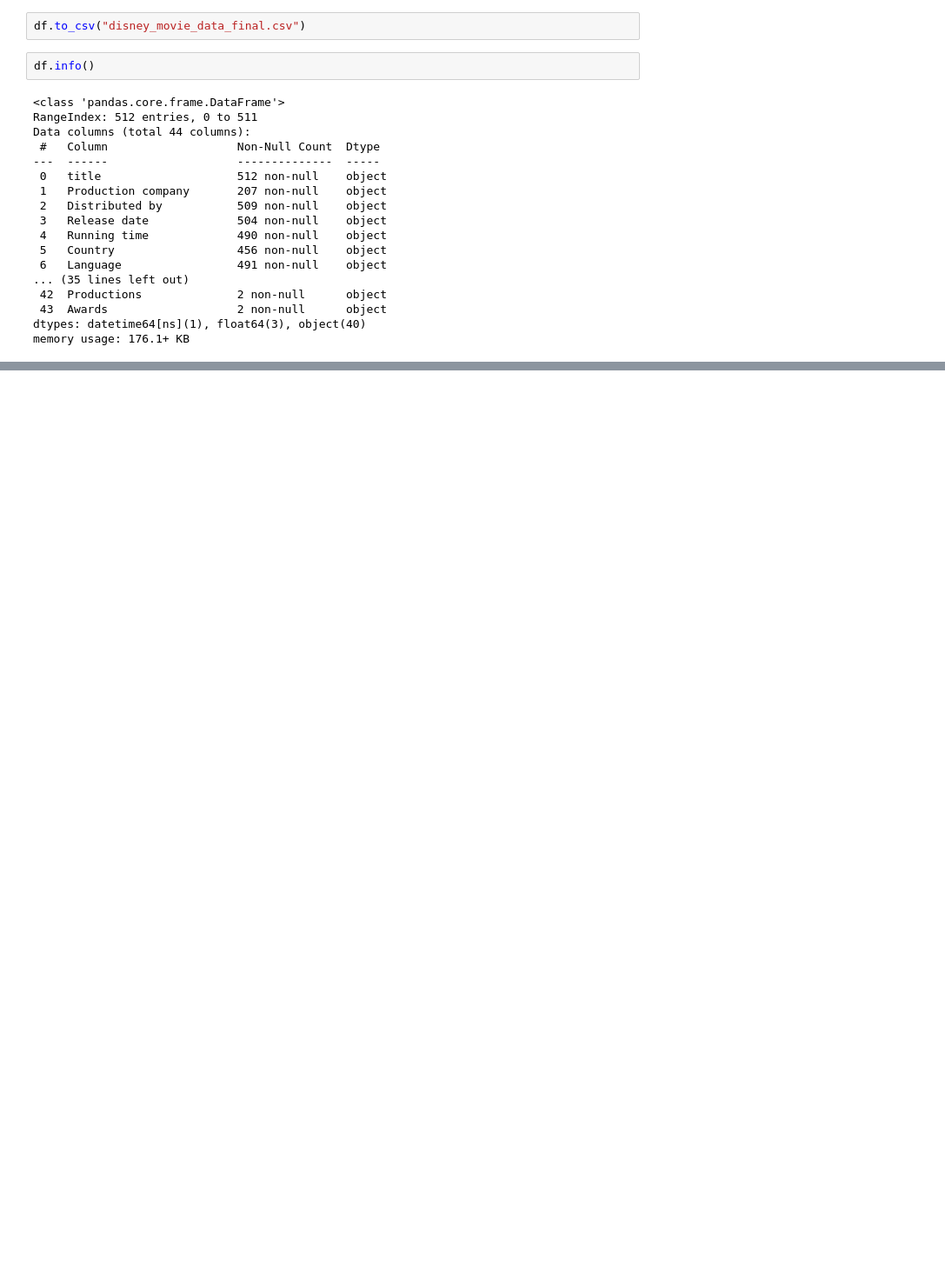
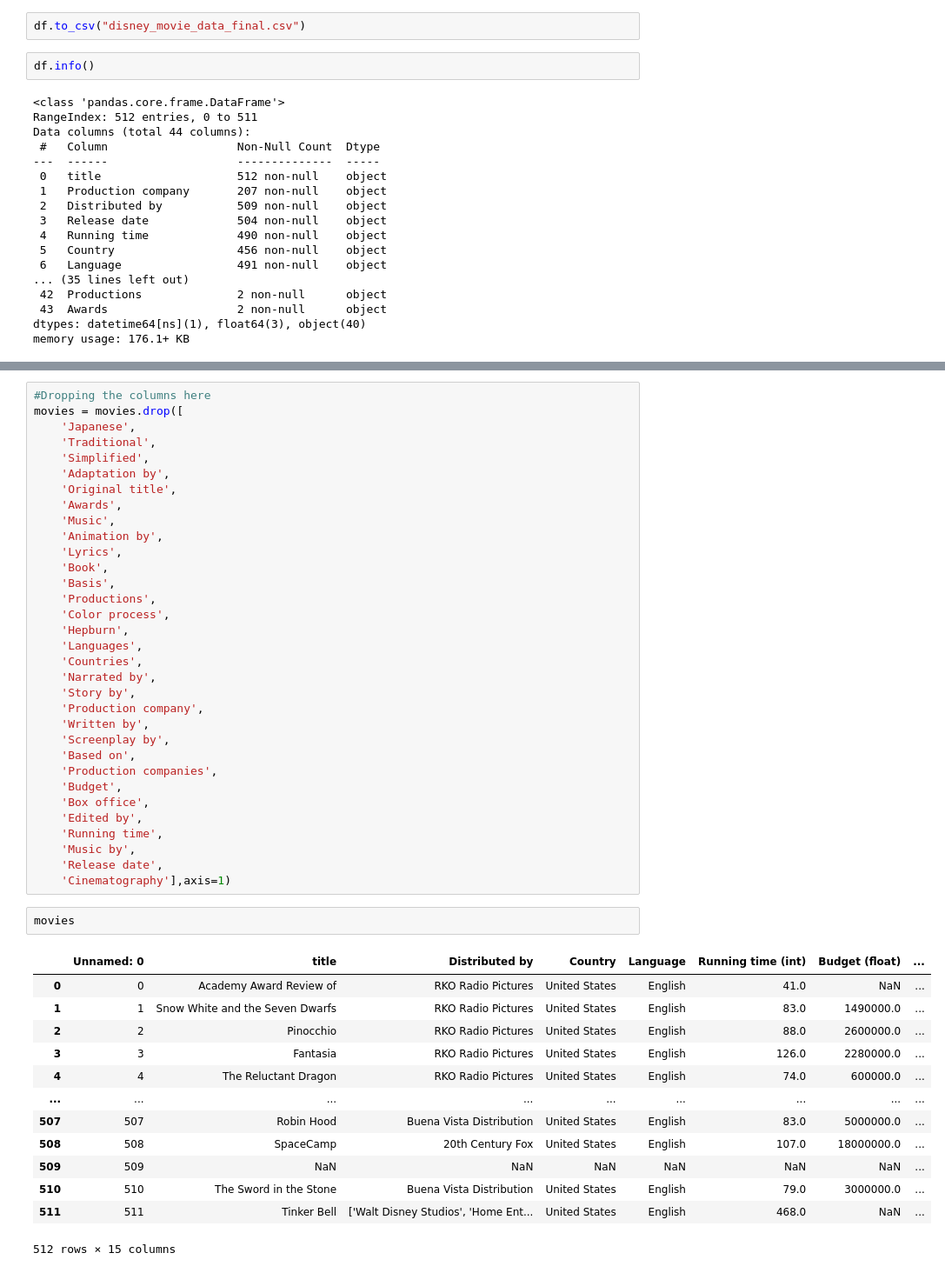
Before and after one commit to pappucode/datascrape, a Jupyter notebook: movie_data_scrape.ipynb, the cells around one changed output, grey strips where cells are left out. Shown at 87% size. Saved outputs shown, nothing was run; the diff lists cells and outputs as text; blank space fills up the shorter version.

```diff
--- a/movie_data_scrape.ipynb
+++ b/movie_data_scrape.ipynb
@@ -669,0 +831,49 @@ running_time.head(20)
+# %%
+#Dropping the columns here
+movies = movies.drop([
+    'Japanese',
+    'Traditional',
+    'Simplified',
+    'Adaptation by',
+    'Original title',
+    'Awards',
+    'Music',
+    'Animation by',
+    'Lyrics',
+    'Book',
+    'Basis',
+    'Productions',
+    'Color process',
+    'Hepburn',
+    'Languages',
+    'Countries',
+    'Narrated by',
+    'Story by',
+    'Production company',
+    'Written by',
+    'Screenplay by',
+    'Based on',
+    'Production companies',
+    'Budget',
+    'Box office',
+    'Edited by',
+    'Running time',
+    'Music by',
+    'Release date',
+    'Cinematography'],axis=1)
+# %%
+movies
+# %% [output]
+|  | Unnamed: 0 | title | Distributed by | Country | Language | Running time (int) | Budget (float) | ... |
+| 0 | 0 | Academy Award Review of | RKO Radio Pictures | United States | English | 41.0 | NaN | ... |
+| 1 | 1 | Snow White and the Seven Dwarfs | RKO Radio Pictures | United States | English | 83.0 | 1490000.0 | ... |
+| 2 | 2 | Pinocchio | RKO Radio Pictures | United States | English | 88.0 | 2600000.0 | ... |
+| 3 | 3 | Fantasia | RKO Radio Pictures | United States | English | 126.0 | 2280000.0 | ... |
+| 4 | 4 | The Reluctant Dragon | RKO Radio Pictures | United States | English | 74.0 | 600000.0 | ... |
+| ... | ... | ... | ... | ... | ... | ... | ... | ... |
+| 507 | 507 | Robin Hood | Buena Vista Distribution | United States | English | 83.0 | 5000000.0 | ... |
+| 508 | 508 | SpaceCamp | 20th Century Fox | United States | English | 107.0 | 18000000.0 | ... |
+| 509 | 509 | NaN | NaN | NaN | NaN | NaN | NaN | ... |
+| 510 | 510 | The Sword in the Stone | Buena Vista Distribution | United States | English | 79.0 | 3000000.0 | ... |
+| 511 | 511 | Tinker Bell | ['Walt Disney Studios', 'Home Ent... | United States | English | 468.0 | NaN | ... |
+512 rows × 15 columns
```
Also changed, not shown: parts of 23 cells of this notebook, 2 other files.
